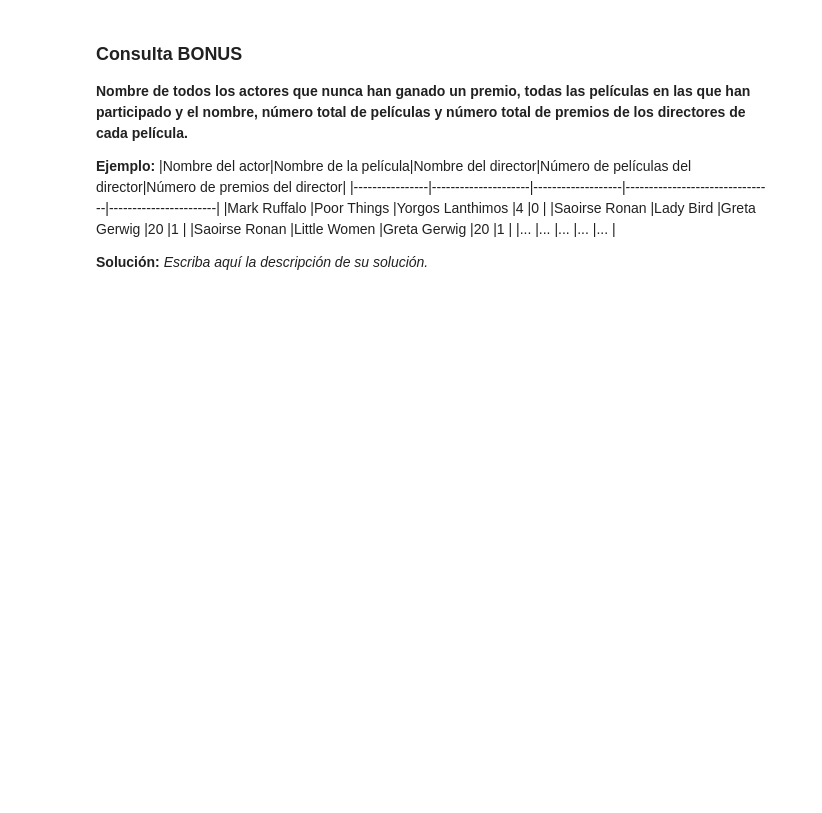
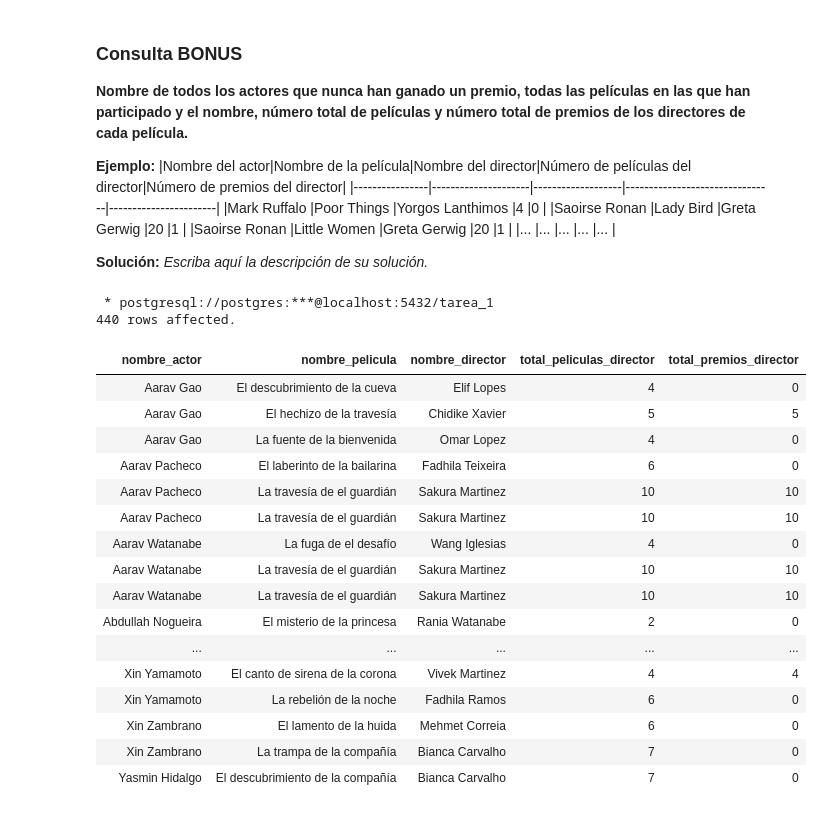
Before and after one commit to SlippinJunior/Tarea_1_BD, a Jupyter notebook: Tarea_1.ipynb, the cells around one changed output. Cells and saved outputs as stored; diff of their text form; code cells hidden in the pictures; blank space fills up the shorter version.

```diff
--- a/Tarea_1.ipynb
+++ b/Tarea_1.ipynb
@@ -529,6 +529,45 @@ INNER JOIN pelicula p ON ap.id_pelicula = p.id_pelicula
 
 
 **Solución:** _Escriba aquí la descripción de su solución._
+# %%
+%%sql
+WITH actores_sin_premio AS (
+    SELECT DISTINCT a.id_actor, a.nombre
+    FROM actor a
+    LEFT JOIN premio_mejor_actor pma ON a.id_actor = pma.id_actor
+    WHERE pma.id_premio IS NULL
+)
+
+SELECT asp.nombre AS nombre_actor, p.nombre AS nombre_pelicula,
+       d.nombre AS nombre_director,
+       COUNT(*) OVER (PARTITION BY d.id_director) AS total_peliculas_director,
+       SUM(CASE WHEN pm.id_director IS NOT NULL THEN 1 ELSE 0 END) OVER (PARTITION BY d.id_director) AS total_premios_director
+FROM actores_sin_premio asp
+INNER JOIN actor_participa_en_pelicula ap ON asp.id_actor = ap.id_actor
+INNER JOIN pelicula p ON ap.id_pelicula = p.id_pelicula
+INNER JOIN director d ON p.id_director = d.id_director
+LEFT JOIN premio_mejor_director pm ON pm.id_director = d.id_director
+ORDER BY nombre_actor, nombre_pelicula, nombre_director;
+# %% [output]
+ * postgresql://postgres:***@localhost:5432/tarea_1
+440 rows affected.
+| nombre_actor | nombre_pelicula | nombre_director | total_peliculas_director | total_premios_director |
+| Aarav Gao | El descubrimiento de la cueva | Elif Lopes | 4 | 0 |
+| Aarav Gao | El hechizo de la travesía | Chidike Xavier | 5 | 5 |
+| Aarav Gao | La fuente de la bienvenida | Omar Lopez | 4 | 0 |
+| Aarav Pacheco | El laberinto de la bailarina | Fadhila Teixeira | 6 | 0 |
+| Aarav Pacheco | La travesía de el guardián | Sakura Martinez | 10 | 10 |
+| Aarav Pacheco | La travesía de el guardián | Sakura Martinez | 10 | 10 |
+| Aarav Watanabe | La fuga de el desafío | Wang Iglesias | 4 | 0 |
+| Aarav Watanabe | La travesía de el guardián | Sakura Martinez | 10 | 10 |
+| Aarav Watanabe | La travesía de el guardián | Sakura Martinez | 10 | 10 |
+| Abdullah Nogueira | El misterio de la princesa | Rania Watanabe | 2 | 0 |
+| ... | ... | ... | ... | ... |
+| Xin Yamamoto | El canto de sirena de la corona | Vivek Martinez | 4 | 4 |
+| Xin Yamamoto | La rebelión de la noche | Fadhila Ramos | 6 | 0 |
+| Xin Zambrano | El lamento de la huida | Mehmet Correia | 6 | 0 |
+| Xin Zambrano | La trampa de la compañía | Bianca Carvalho | 7 | 0 |
+| Yasmin Hidalgo | El descubrimiento de la compañía | Bianca Carvalho | 7 | 0 |
 # %% [markdown]
 <a style='text-decoration:none;line-height:16px;display:flex;color:#5B5B62;padding:10px;justify-content:end;' href='https://deepnote.com?utm_source=created-in-deepnote-cell&projectId=cafe4e99-499e-4e36-b9fd-48e2d31e0196' target="_blank">
 <img alt='Created in deepnote.com' style='display:inline;max-height:16px;margin:0px;margin-right:7.5px;' src='embedded-picture-1' > </img>
```
Also changed, not shown: parts of 2 cells of this notebook.
